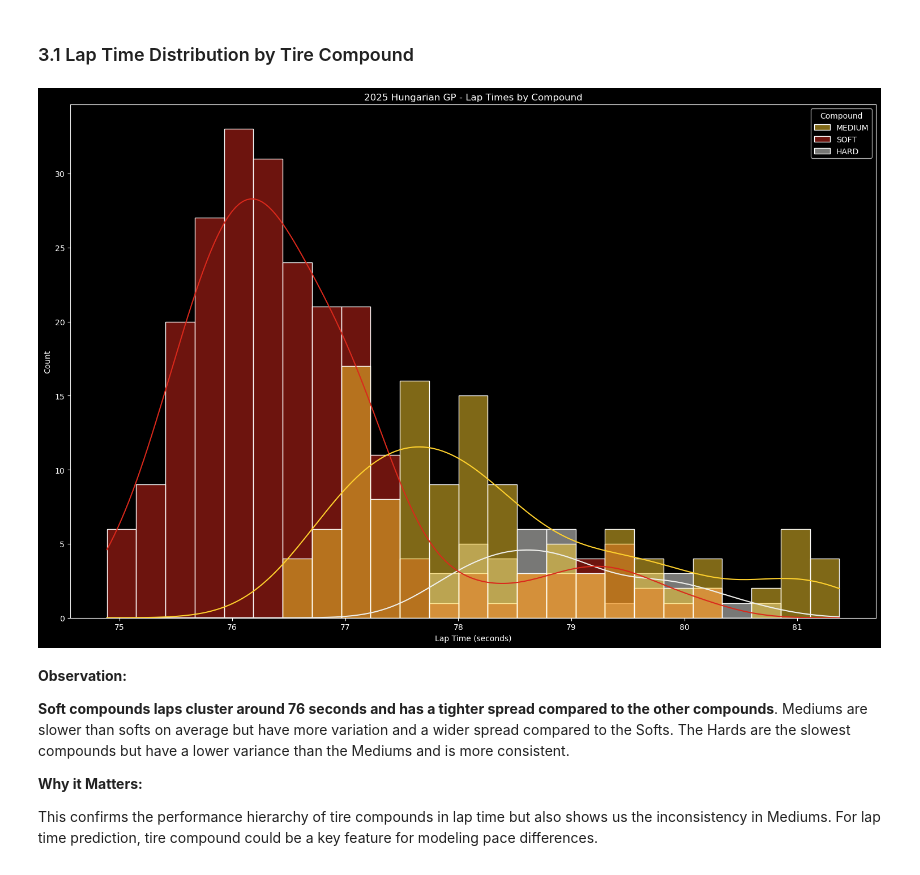
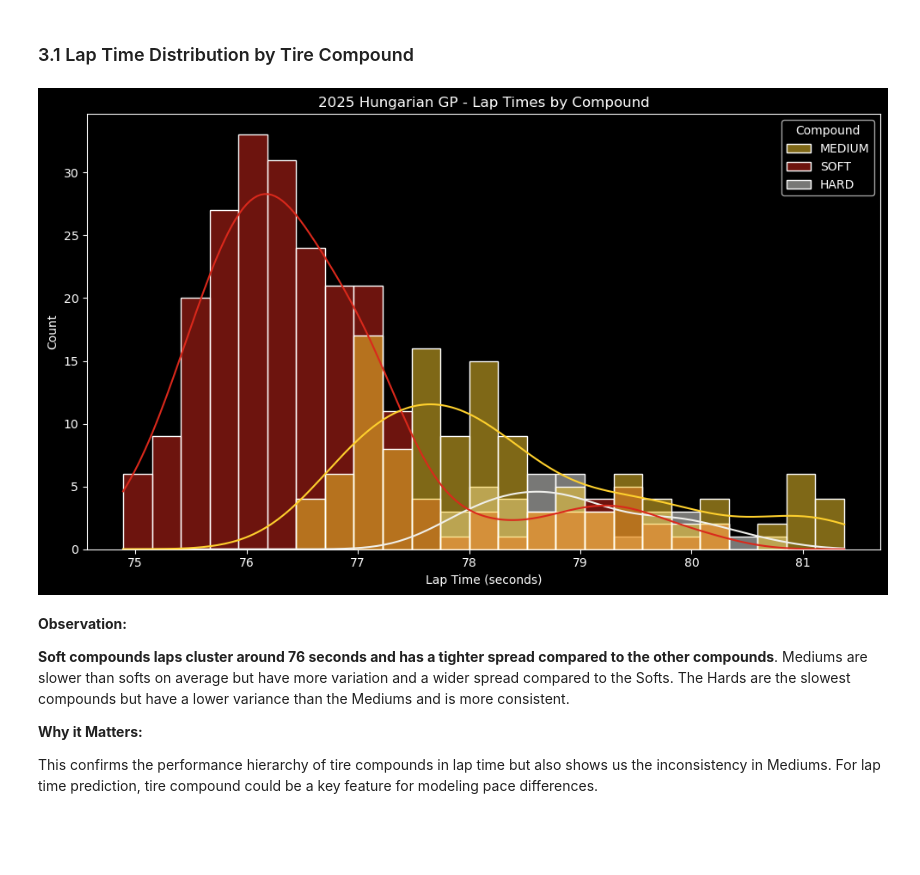
Before and after one commit to hai-henry/f1-midlap-predictor, a Jupyter notebook: notebooks/midlap-predictor.ipynb, the cells around one changed output. Cells and saved outputs as stored; diff of their text form; code cells hidden in the pictures; blank space fills up the shorter version.

```diff
--- a/notebooks/midlap-predictor.ipynb
+++ b/notebooks/midlap-predictor.ipynb
@@ -100,23 +118,23 @@ plt.style.use('dark_background') # Enable dark background for plt
 # %%
 session = fastf1.get_session(2025, 'Hungary', 'FP1')
 compound_colors = fastf1.plotting.get_compound_mapping(session) # Returns a dictionary of compounds and its hexadecimal rgb color
 
-plt.figure(figsize=(15, 10))
+plt.figure(figsize=(10, 6))
 
 sns.histplot(
     data=quicklaps,
     x='LapTime (s)',
     hue='Compound',
     kde=True,
     bins=25,
     palette=compound_colors
 )
 plt.title('2025 Hungarian GP - Lap Times by Compound')
 plt.xlabel('Lap Time (seconds)')
 plt.tight_layout()
 plt.show()
 # %% [output]
-[figure, old version]
+[figure, new version]
 # %% [markdown]
 **Observation:**
 
```
Also changed, not shown: parts of 10 cells of this notebook.
